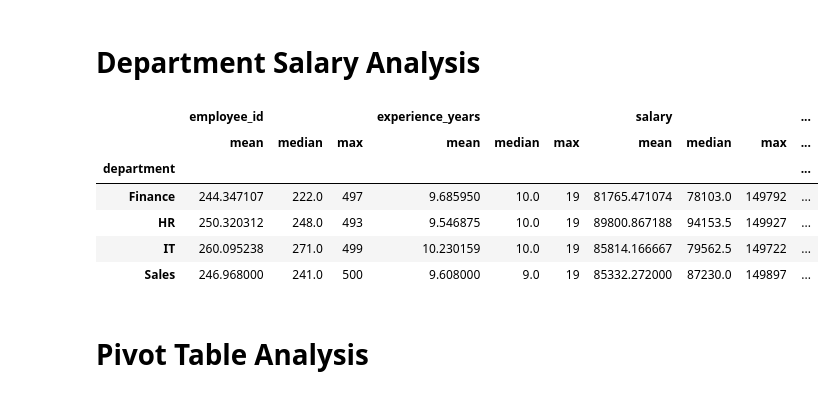
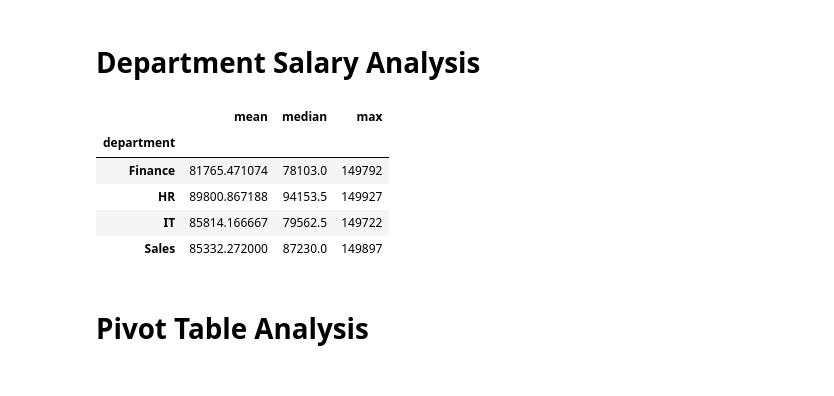
Before and after one commit to SeionixAi/RL-B102-Lini-V-R, a Jupyter notebook: EDA/EDA_Basics/Employee_Analytics.ipynb, the cells around one changed output. Drawn from its saved outputs; the diff is of its cells as text; code cells hidden in the pictures.

Commit message:
Updated Employee Analytics noteboook

```diff
--- a/EDA_Basics/Employee_Analytics.ipynb
+++ b/EDA/EDA_Basics/Employee_Analytics.ipynb
@@ -75,15 +75,14 @@ df.describe(include="all")
 # %% [markdown]
 # Department Salary Analysis
 # %%
-df.groupby("department").agg(["mean","median","max"])
+df.groupby("department")["salary"].agg(["mean","median","max"])
 # %% [output]
-|  | employee_id |  |  | experience_years |  |  | salary |  |  | ... |
-|  | mean | median | max | mean | median | max | mean | median | max | ... |
-| department |  |  |  |  |  |  |  |  |  | ... |
-| Finance | 244.347107 | 222.0 | 497 | 9.685950 | 10.0 | 19 | 81765.471074 | 78103.0 | 149792 | ... |
-| HR | 250.320312 | 248.0 | 493 | 9.546875 | 10.0 | 19 | 89800.867188 | 94153.5 | 149927 | ... |
-| IT | 260.095238 | 271.0 | 499 | 10.230159 | 10.0 | 19 | 85814.166667 | 79562.5 | 149722 | ... |
-| Sales | 246.968000 | 241.0 | 500 | 9.608000 | 9.0 | 19 | 85332.272000 | 87230.0 | 149897 | ... |
+|  | mean | median | max |
+| department |  |  |  |
+| Finance | 81765.471074 | 78103.0 | 149792 |
+| HR | 89800.867188 | 94153.5 | 149927 |
+| IT | 85814.166667 | 79562.5 | 149722 |
+| Sales | 85332.272000 | 87230.0 | 149897 |
 # %% [markdown]
 # Pivot Table Analysis
 # %%
```
